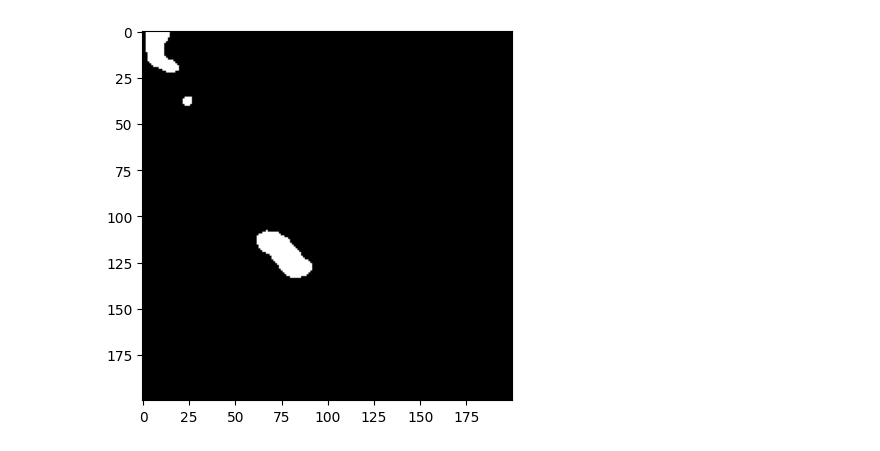
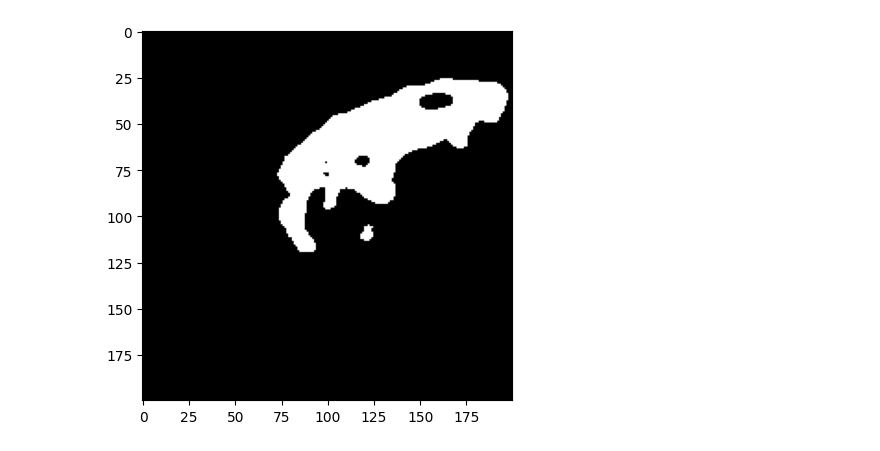
Before and after one commit to iristap/project_DIP, a Jupyter notebook: project_DIP.ipynb, the cells around one changed output. Drawn from its saved outputs; the diff is of its cells as text; code cells hidden in the pictures.

```diff
--- a/project_DIP.ipynb
+++ b/project_DIP.ipynb
@@ -14,7 +14,7 @@ def Grayscale(img):
             img_out[i][j][0] = img_out[i][j][1] = img_out[i][j][2] = img[i][j][1]
     return img_out
 # %%
-img_bgr = cv2.imread("./m_2.jpg")
+img_bgr = cv2.imread("BENIGN01.jpg")
 img_bgr=cv2.resize(img_bgr, (200,200))
 img_rgb = cv2.cvtColor(img_bgr, cv2.COLOR_BGR2RGB)
 imgGray = Grayscale(img_rgb)
@@ -101,12 +122,0 @@ plt.show()
-# %%
-for i in range(h):
-    for j in range(w):
-        # print(rgb[i][j][0])
-        Y[imgGray[i][j][0]] +=1
-
-plt.bar(range(10, 256), Y[10:])
-plt.title("Histogram")
-plt.show()
-maxx = np.max(Y)
-index = np.argmax(Y)
-print(f"pixel value max ได้แก่: {maxx} ที่แถบสี {index}")
@@ -178,23 +185,23 @@ pixel value max ได้แก่: 27322 ที่แถบสี 0
 # plt.imshow(imgOut)
 # plt.show()
 # %%
-def THRESHOLD(img):
-    h = img.shape[0]
-    w = img.shape[1]
-    TH = 127
-    img_out = img_out = np.full((h,w,3),0,dtype=np.uint8)
+def THRESHOLD(img,value):
+    img_rgb = img.copy()
+    h =  img_rgb.shape[0]
+    w = img_rgb.shape[1]
+    img_out = np.zeros((h, w, 3), dtype=np.uint8)
     for i in range(h):
         for j in range(w):
-            if img[i][j][0] > TH:
-                img_out[i][j][0] = img_out[i][j][1] = img_out[i][j][2] = 255
+            if img_rgb[i][j][0] >= value:
+                img_out[i][j][0] = img_out[i][j][1] = img_out[i][j][2] = 255 #white
             else:
-                img_out[i][j][0] = img_out[i][j][1] = img_out[i][j][2] = 0
+                img_out[i][j][0] = img_out[i][j][1] = img_out[i][j][2] = 0 #black
     return img_out
-imgOut = THRESHOLD(imgOut)
+imgOut = THRESHOLD(imgOut,minIn)
 plt.imshow(imgOut)
 plt.show()
 # %% [output]
-[figure, old version]
+[figure, new version]
 # %%
 y = imgOut.shape[0]
 x = imgOut.shape[1]
```
Also changed, not shown: parts of 8 cells of this notebook.
